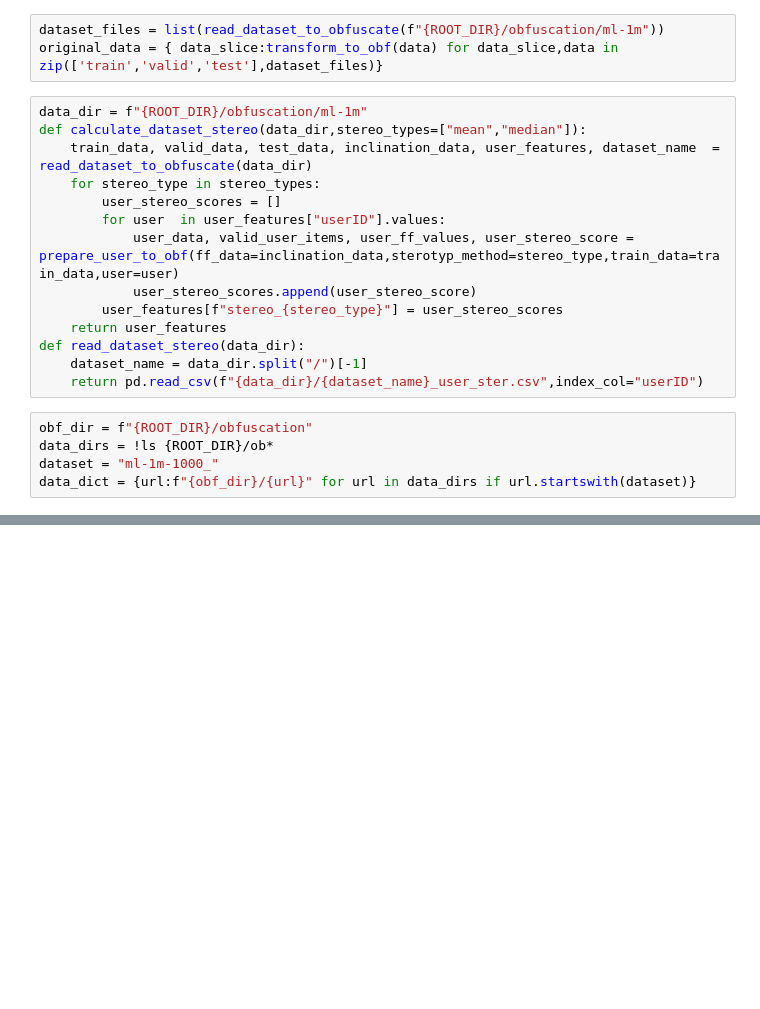
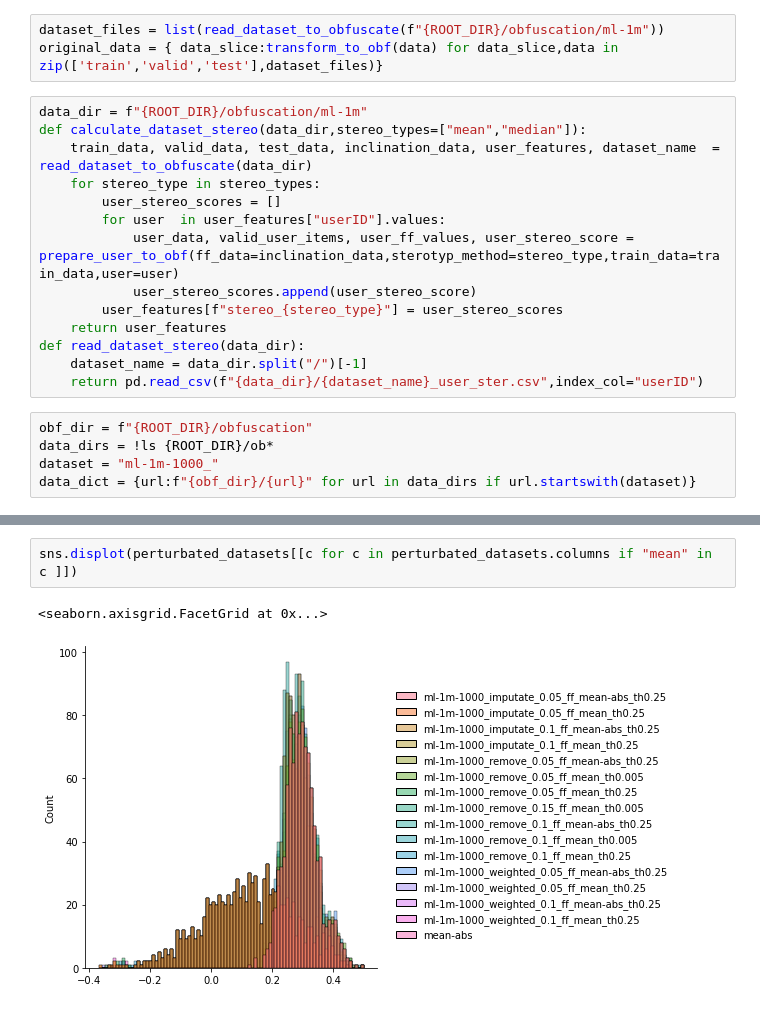
Before and after one commit to gescobedo/SBO, a Jupyter notebook: perturbation_analysis.ipynb, the cells around one changed output, grey strips where cells are left out. Cells and saved outputs as stored; diff of their text form; blank space fills up the shorter version.

```diff
--- a/perturbation_analysis.ipynb
+++ b/perturbation_analysis.ipynb
@@ -66,0 +108,5 @@ sns.heatmap(data_plot[:50].T,cmap="Blues")
+# %%
+sns.displot(perturbated_datasets[[c for c in perturbated_datasets.columns if "mean" in c ]])
+# %% [output]
+<seaborn.axisgrid.FacetGrid at 0x...>
+[figure, added]
```
Also changed, not shown: parts of 6 cells of this notebook, 4 other files.
